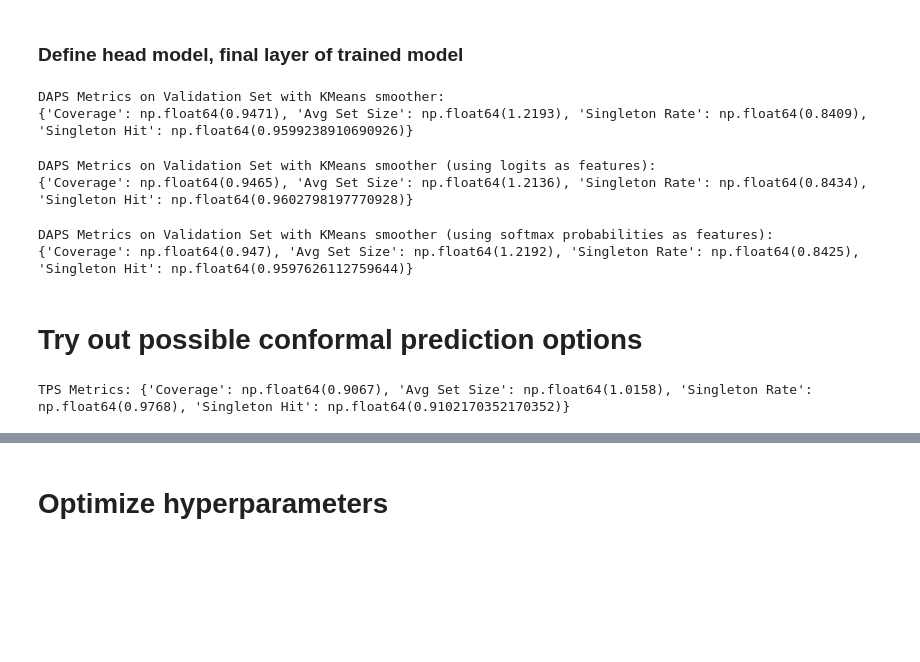
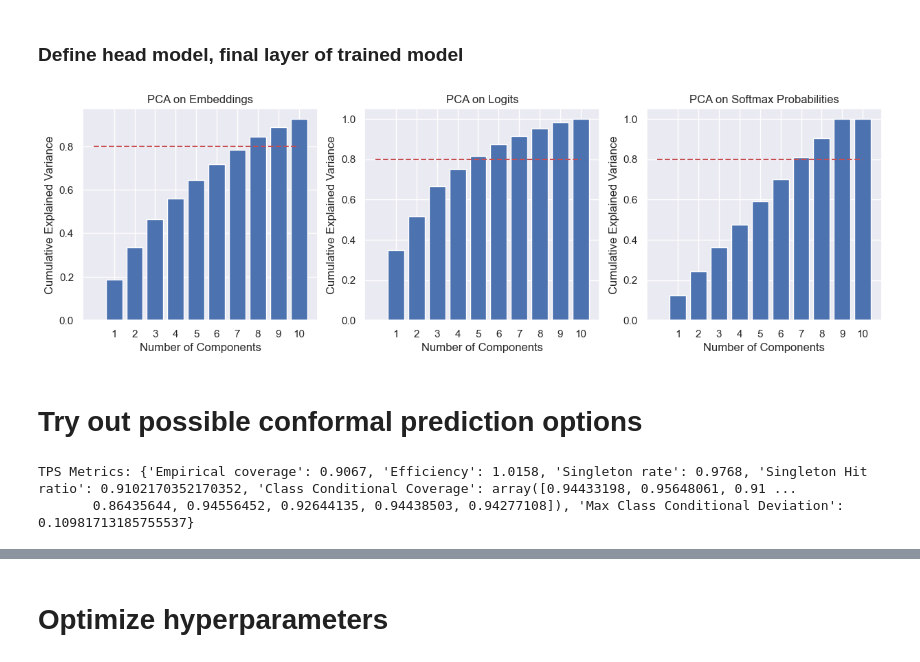
Before and after one commit to JacobSkaarup/DL_conformal_prediction, a Jupyter notebook: project_main.ipynb, the cells around one changed output, grey strips where cells are left out. Drawn from its saved outputs; the diff is of its cells as text; code cells hidden in the pictures; blank space fills up the shorter version.

Commit message:
Added more metrics

```diff
--- a/project_main.ipynb
+++ b/project_main.ipynb
@@ -53,58 +61,37 @@ head_model_adapter = cp.TorchAdapter(
 # Define feature extractors for the smoother if logits or softmax probabilities are to be used
 logit_extractor = lambda X: head_model_adapter.predict_logits(X)
 softmax_extractor = lambda X: head_model_adapter.predict_proba(X)
-# %%
-smoothing_pipeline = Pipeline([
-    ('pca', PCA(n_components=3)),
-    ('kmeans', KMeans(n_clusters=10, random_state=42))
-])
-
-my_smoother = sm.ClusterSmoother(smoothing_pipeline)
-
-daps = cp.DAPS(head_model=head_model_adapter, smoother=my_smoother)
-daps.fit(cal_embeddings, cal_labels)
-daps_mask = daps.predict(val_embeddings)
-daps_metrics = cp.ConformalMetrics(daps_mask, val_labels)
-daps_sets = daps.convert_to_sets()
-
-print("DAPS Metrics on Validation Set with KMeans smoother:")
-print(daps_metrics)
-# %% [output]
-DAPS Metrics on Validation Set with KMeans smoother:
-{'Coverage': np.float64(0.9471), 'Avg Set Size': np.float64(1.2193), 'Singleton Rate': np.float64(0.8409), 'Singleton Hit': np.float64(0.9599238910690926)}
 # %%
-smoothing_pipeline = Pipeline([
-    ('pca', PCA(n_components=3)),
-    ('kmeans', KMeans(n_clusters=10, random_state=42))
-])
+# Figure out how many PCs are required to cover 80% of variance
+pca_emb = PCA(n_components=10)
+pca_emb.fit(cal_embeddings)
 
-my_smoother = sm.ClusterSmoother(smoothing_pipeline, feature_extractor=logit_extractor)
+pca_logits = PCA(n_components=10)
+pca_logits.fit(logit_extractor(cal_embeddings))
 
-daps = cp.DAPS(head_model=head_model_adapter, smoother=my_smoother)
-daps.fit(cal_embeddings, cal_labels)
-daps_mask = daps.predict(val_embeddings)
-daps_metrics = cp.ConformalMetrics(daps_mask, val_labels)
-daps_sets = daps.convert_to_sets()
+pca_softmax = PCA(n_components=10)
+pca_softmax.fit(softmax_extractor(cal_embeddings))
 
-print("DAPS Metrics on Validation Set with KMeans smoother (using logits as features):")
-print(daps_metrics)
+fig, ax = plt.subplots(1,3, figsize=(15,4))
+
+for i, pc in enumerate([pca_emb, pca_logits, pca_softmax]):
+    explained_variance = pc.explained_variance_ratio_
+    cumulative_variance = np.cumsum(explained_variance)
+
+    ax[i].bar(np.arange(1,len(cumulative_variance)+1), cumulative_variance)
+    ax[i].hlines(0.8, 0, len(cumulative_variance), colors='r', linestyles='dashed')
+    ax[i].set_xticks(np.arange(1,len(cumulative_variance)+1))
+    ax[i].set_xlabel("Number of Components")
+    ax[i].set_ylabel("Cumulative Explained Variance")
+    if i == 0:
+        ax[i].set_title("PCA on Embeddings")
+    elif i == 1:
+        ax[i].set_title("PCA on Logits")
+    else:
+        ax[i].set_title("PCA on Softmax Probabilities")
+plt.show()
 # %% [output]
-DAPS Metrics on Validation Set with KMeans smoother (using logits as features):
-{'Coverage': np.float64(0.9465), 'Avg Set Size': np.float64(1.2136), 'Singleton Rate': np.float64(0.8434), 'Singleton Hit': np.float64(0.9602798197770928)}
+[figure, added]
-# %%
-my_smoother = sm.ClusterSmoother(smoothing_pipeline, feature_extractor=softmax_extractor)
-
-daps = cp.DAPS(head_model=head_model_adapter, smoother=my_smoother)
-daps.fit(cal_embeddings, cal_labels)
-daps_mask = daps.predict(val_embeddings)
-daps_metrics = cp.ConformalMetrics(daps_mask, val_labels)
-daps_sets = daps.convert_to_sets()
-
-print("DAPS Metrics on Validation Set with KMeans smoother (using softmax probabilities as features):")
-print(daps_metrics)
-# %% [output]
-DAPS Metrics on Validation Set with KMeans smoother (using softmax probabilities as features):
-{'Coverage': np.float64(0.947), 'Avg Set Size': np.float64(1.2192), 'Singleton Rate': np.float64(0.8425), 'Singleton Hit': np.float64(0.9597626112759644)}
 # %% [markdown]
 # Try out possible conformal prediction options
 # %%
@@ -113,10 +100,11 @@ tps.fit(cal_embeddings, cal_labels)
 tps_mask = tps.predict(val_embeddings)
 sets = tps.convert_to_sets(labels)
 
-tps_metrics = cp.ConformalMetrics(tps_mask, val_labels)
+tps_metrics = tps.compute_metrics(val_labels)
 print("TPS Metrics:", tps_metrics)
 # %% [output]
-TPS Metrics: {'Coverage': np.float64(0.9067), 'Avg Set Size': np.float64(1.0158), 'Singleton Rate': np.float64(0.9768), 'Singleton Hit': np.float64(0.9102170352170352)}
+TPS Metrics: {'Empirical coverage': 0.9067, 'Efficiency': 1.0158, 'Singleton rate': 0.9768, 'Singleton Hit ratio': 0.9102170352170352, 'Class Conditional Coverage': array([0.94433198, 0.95648061, 0.91 ...
+       0.86435644, 0.94556452, 0.92644135, 0.94438503, 0.94277108]), 'Max Class Conditional Deviation': 0.10981713185755537}
 # %%
 aps = cp.RAPS(head_model_adapter, lam_reg = 0, k_reg = 0)
 aps.fit(cal_embeddings, cal_labels)
```
Also changed, not shown: parts of 23 cells of this notebook, 2 other files.
